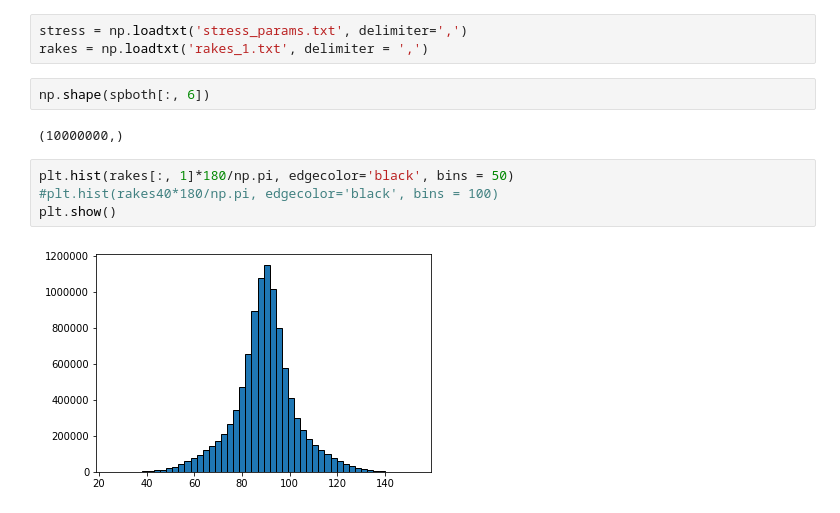
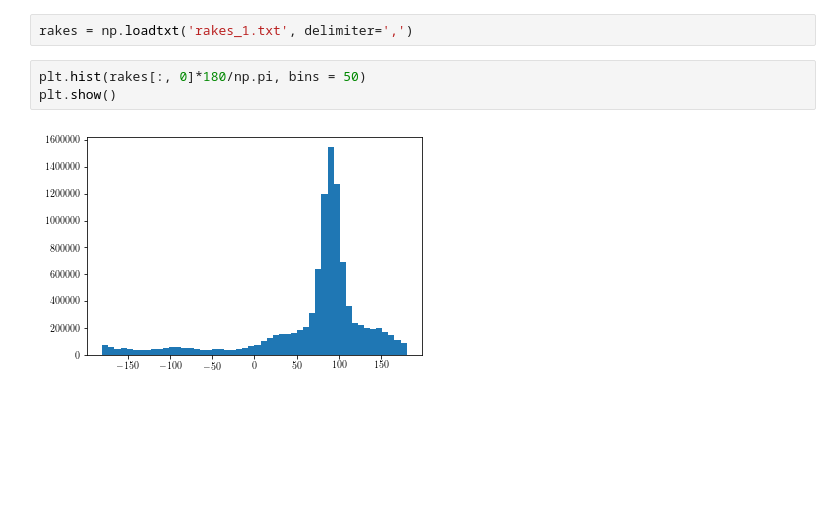
Before and after one commit to rwilcoxcline13/stress_inversion, a Jupyter notebook: stress_plots.ipynb, the cells around one changed output. Cells and saved outputs as stored; diff of their text form; blank space fills up the shorter version.

```diff
--- a/stress_plots.ipynb
+++ b/stress_plots.ipynb
@@ -10,13 +136,7 @@ from sklearn.neighbors import KernelDensity
 # %%
-stress = np.loadtxt('stress_params.txt', delimiter=',')
-rakes = np.loadtxt('rakes_1.txt', delimiter = ',')
+rakes = np.loadtxt('rakes_1.txt', delimiter=',')
-# %%
-np.shape(spboth[:, 6])
-# %% [output]
-(10000000,)
 # %%
-plt.hist(rakes[:, 1]*180/np.pi, edgecolor='black', bins = 50)
-#plt.hist(rakes40*180/np.pi, edgecolor='black', bins = 100)
+plt.hist(rakes[:, 0]*180/np.pi, bins = 50)
 plt.show()
 # %% [output]
-[figure, old version]
+[figure, new version]
```
Also changed, not shown: parts of 23 cells of this notebook.
